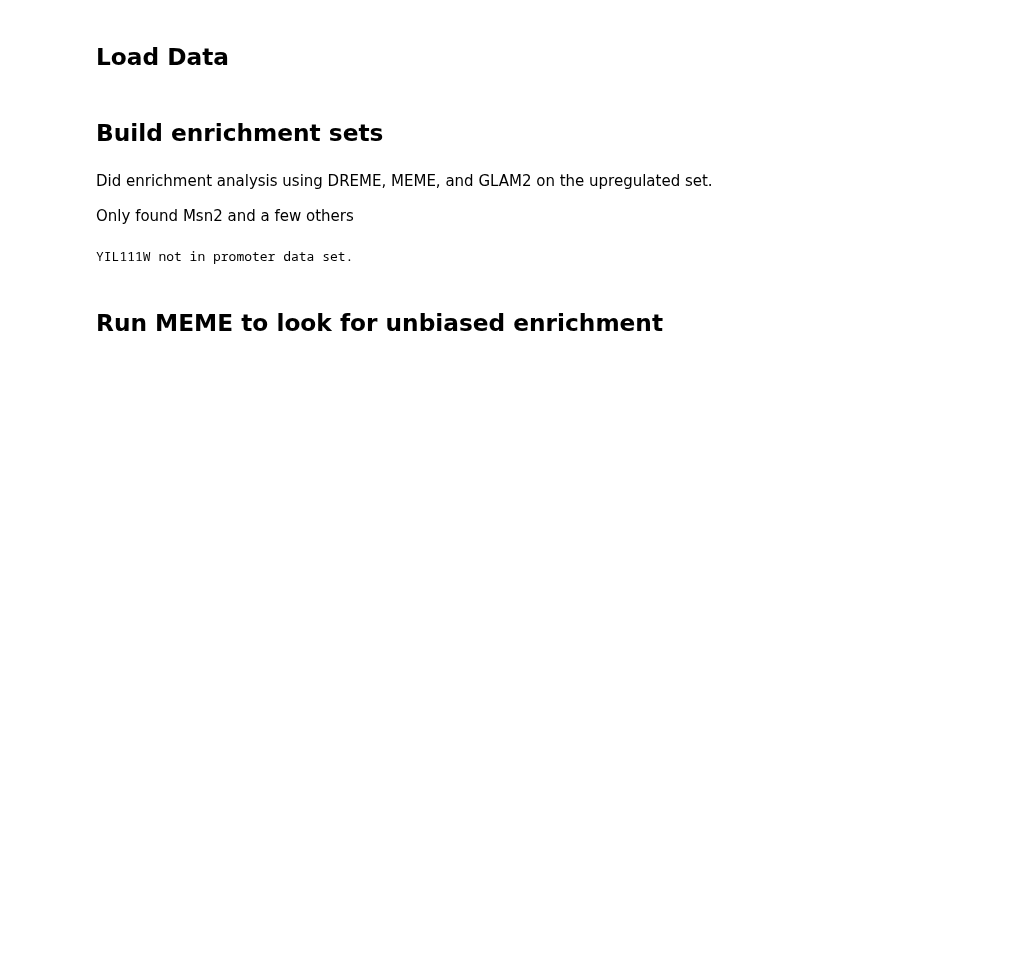
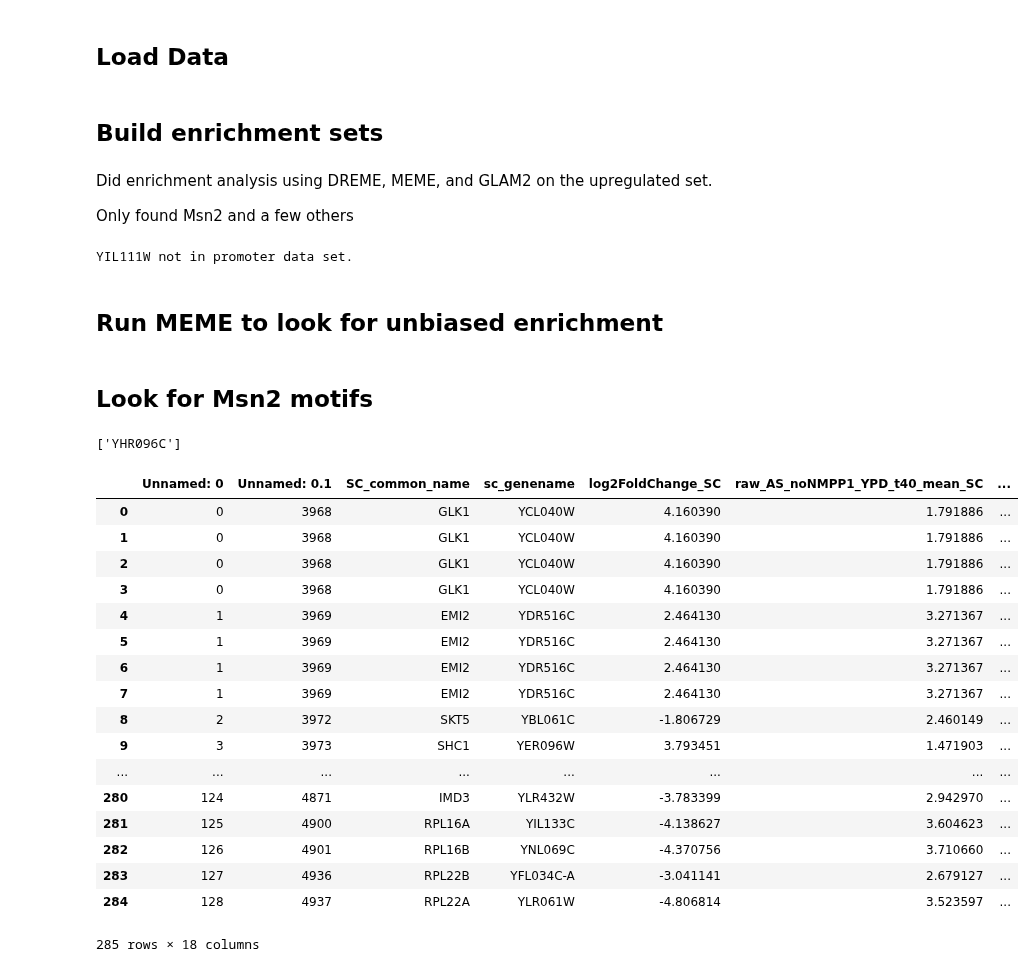
Before and after one commit to heineike02/yeast_esr_expression_analysis, a Jupyter notebook: scripts/20180110_promoter_analysis_gois.ipynb, the cells around one changed output. Drawn from its saved outputs; the diff is of its cells as text; code cells hidden in the pictures; blank space fills up the shorter version.

Commit message:
anlysis of msn24 delete data.  Minor changes to other files

```diff
--- a/scripts/20180110_promoter_analysis_gois.ipynb
+++ b/scripts/20180110_promoter_analysis_gois.ipynb
@@ -133,0 +130,28 @@ dreme dreme -v 1 -oc . -dna -p paralogs_LFC_gt_2p0.fasta -n all_sc_promoters.fas
+# %% [markdown]
+## Look for Msn2 motifs
+# %%
+io_library.SC_orf_lookup_by_name(['HXT5'])
+# %% [output]
+['YHR096C']
+# %%
+
+goi_data_msn2binding
+# %% [output]
+|  | Unnamed: 0 | Unnamed: 0.1 | SC_common_name | sc_genename | log2FoldChange_SC | raw_AS_noNMPP1_YPD_t40_mean_SC | ... |
+| 0 | 0 | 3968 | GLK1 | YCL040W | 4.160390 | 1.791886 | ... |
+| 1 | 0 | 3968 | GLK1 | YCL040W | 4.160390 | 1.791886 | ... |
+| 2 | 0 | 3968 | GLK1 | YCL040W | 4.160390 | 1.791886 | ... |
+| 3 | 0 | 3968 | GLK1 | YCL040W | 4.160390 | 1.791886 | ... |
+| 4 | 1 | 3969 | EMI2 | YDR516C | 2.464130 | 3.271367 | ... |
+| 5 | 1 | 3969 | EMI2 | YDR516C | 2.464130 | 3.271367 | ... |
+| 6 | 1 | 3969 | EMI2 | YDR516C | 2.464130 | 3.271367 | ... |
+| 7 | 1 | 3969 | EMI2 | YDR516C | 2.464130 | 3.271367 | ... |
+| 8 | 2 | 3972 | SKT5 | YBL061C | -1.806729 | 2.460149 | ... |
+| 9 | 3 | 3973 | SHC1 | YER096W | 3.793451 | 1.471903 | ... |
+| ... | ... | ... | ... | ... | ... | ... | ... |
+| 280 | 124 | 4871 | IMD3 | YLR432W | -3.783399 | 2.942970 | ... |
+| 281 | 125 | 4900 | RPL16A | YIL133C | -4.138627 | 3.604623 | ... |
+| 282 | 126 | 4901 | RPL16B | YNL069C | -4.370756 | 3.710660 | ... |
+| 283 | 127 | 4936 | RPL22B | YFL034C-A | -3.041141 | 2.679127 | ... |
+| 284 | 128 | 4937 | RPL22A | YLR061W | -4.806814 | 3.523597 | ... |
+285 rows × 18 columns
```
Also changed, not shown: parts of 7 cells of this notebook, 4 other files.
